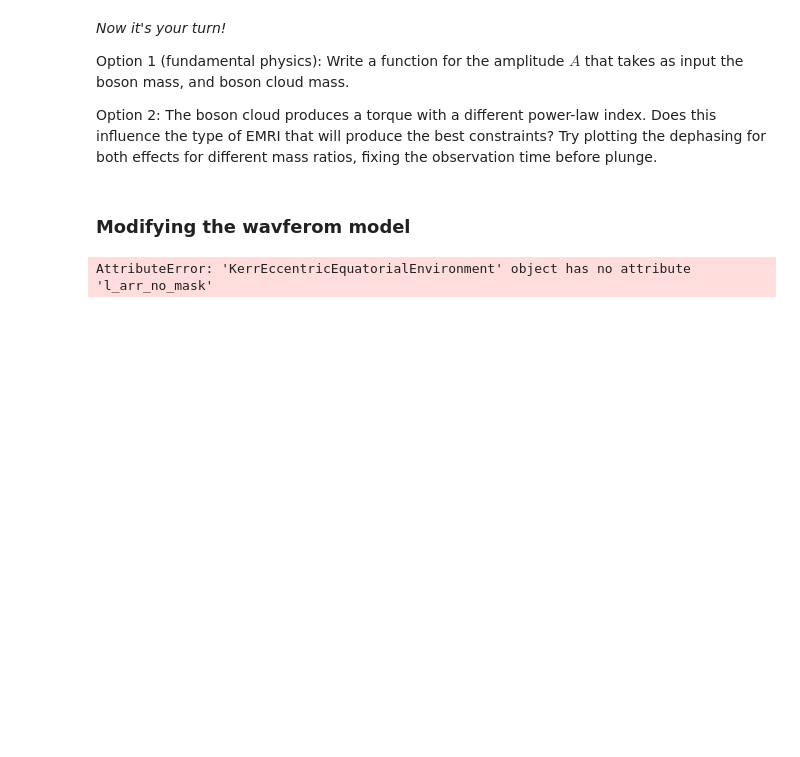
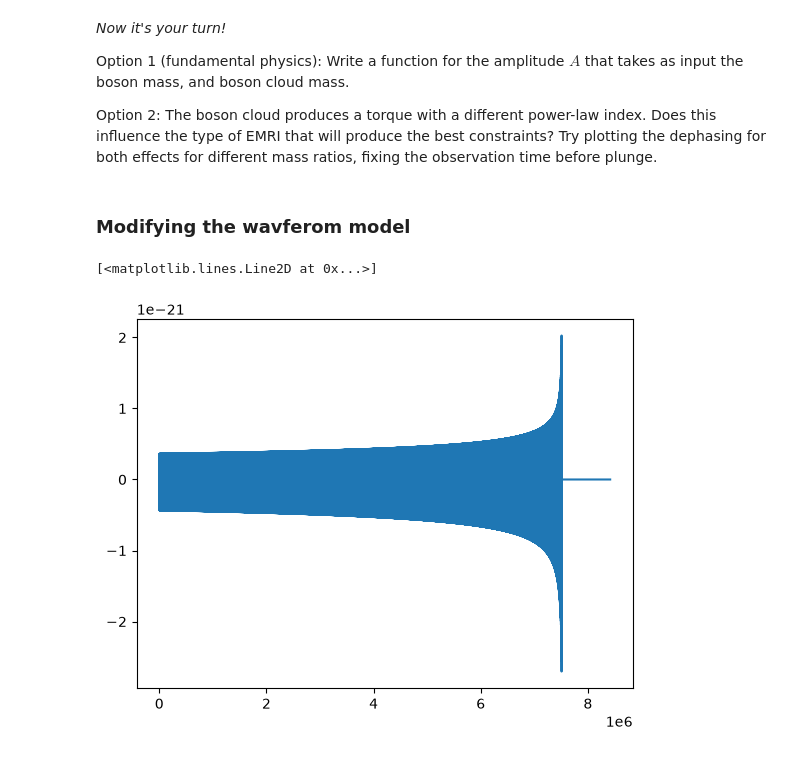
Before and after one commit to stephengreen/DirtyEMRI-tutorial, a Jupyter notebook: Trajectory_tutorial_environments.ipynb, the cells around one changed output. Cells and saved outputs as stored; diff of their text form; code cells hidden in the pictures; blank space fills up the shorter version.

```diff
--- a/Trajectory_tutorial_environments.ipynb
+++ b/Trajectory_tutorial_environments.ipynb
@@ -921,13 +921,16 @@ Option 2: The boson cloud produces a torque with a different power-law index. Do
 # %%
 from few.amplitude.romannet import RomanAmplitude
 from few.amplitude.ampinterp2d import AmpInterpKerrEccEq
+from few.trajectory.inspiral import EMRIInspiral
 from few.waveform.base import SphericalHarmonicWaveformBase
 from few.summation.interpolatedmodesum import InterpolatedModeSum
 from few.utils.modeselector import ModeSelector
 from few.utils.baseclasses import KerrEccentricEquatorial
 
 
-class KerrEccentricEquatorialEnvironment(SphericalHarmonicWaveformBase):
+class KerrEccentricEquatorialEnvironment(
+    SphericalHarmonicWaveformBase, KerrEccentricEquatorial
+):
     def __init__(
         self,
         inspiral_kwargs={},
@@ -935,26 +938,33 @@ class KerrEccentricEquatorialEnvironment(SphericalHarmonicWaveformBase):
         sum_kwargs={},
         Ylm_kwargs={},
         mode_selector_kwargs={},
-        force_backend={},
-        *args,
+        force_backend=None,
         **kwargs,
     ):
+        # use the environment trajectory (KerrEccEqFluxEnvironment, defined above)
+        # as the ODE that EMRIInspiral integrates
+        inspiral_kwargs = dict(inspiral_kwargs)
+        inspiral_kwargs["func"] = KerrEccEqFluxEnvironment
+
+        # sets up the mode index arrays SphericalHarmonicWaveformBase relies on
+        KerrEccentricEquatorial.__init__(
+            self,
+            force_backend=force_backend,
+            **{k: v for k, v in kwargs.items() if k in ("lmax", "nmax", "ndim")},
+        )
 
         SphericalHarmonicWaveformBase.__init__(
             self,
-            KerrEccEqFluxEnvironment, # here it is the new trajectory!
-            AmpInterpKerrEccEq, # amplitude backend
-            InterpolatedModeSum,  # summation backend
-            ModeSelector, # mode selector
+            inspiral_module=EMRIInspiral,         # the trajectory integrator
+            amplitude_module=AmpInterpKerrEccEq,  # amplitude backend
+            sum_module=InterpolatedModeSum,       # summation backend
+            mode_selector_module=ModeSelector,    # mode selector
             inspiral_kwargs=inspiral_kwargs,
             amplitude_kwargs=amplitude_kwargs,
             sum_kwargs=sum_kwargs,
             Ylm_kwargs=Ylm_kwargs,
             mode_selector_kwargs=mode_selector_kwargs,
             force_backend=force_backend,
-            # use_gpu=use_gpu,
-            *args,
-            **kwargs
         )
 
     @property
@@ -964,40 +974,46 @@ class KerrEccentricEquatorialEnvironment(SphericalHarmonicWaveformBase):
     @property
     def allow_batching(self):
         return False
+
+    def __call__(self, m1, m2, a, p0, e0, xI, theta, phi, *args, **kwargs):
+        return self._generate_waveform(
+            m1, m2, a, p0, e0, xI, theta, phi, *args, **kwargs
+        )
 # %%
 specific_modes = [(2,2,0,0)]
 gen_wave_env = KerrEccentricEquatorialEnvironment(
     sum_kwargs={"pad_output": True, "odd_len": True},
     amplitude_kwargs={},
     Ylm_kwargs={},
     mode_selector_kwargs={},
     force_backend="cpu",
 )
 
 # same as https://dx.doi.org/10.1103/PhysRevX.13.021035
 m1 = 1e6
 m2 = 5e1
 a = 0.9
 p0 = 15.0
 # assume circular orbits, for extension to eccentricity see https://arxiv.org/pdf/2411.03436
 e0 = 0.0
 xI0 = 1.0
 theta = np.pi/3.
 phi = np.pi/4.
 dist = 1.0
 beta =0.0
 
 T = 4.0
 dt = 15.0
 # disk torque parameters
 A_disk = 1e-3 # unphisically large, for demonstration purposes only; realistic values would be much smaller, e.g. 1e-10 or less for a thin disk with a low-mass secondary
 power_law_index = 8.0
 
-specific_modes = [(2, 2, n) for n in range(-30, 31)]
-wave_disk = gen_wave_env(m1, m2, a, p0, e0, xI0, theta, phi, beta, A_disk, power_law_index, T=T, dt=dt, dist=dist, mode_selection=specific_modes)
-plt.plot(wave_disk.real[-600:])
+#specific_modes = [(2, 2, n) for n in range(-30, 31)]
+wave_disk = gen_wave_env(m1, m2, a, p0, e0, xI0, theta, phi, A_disk, power_law_index, T=T, dt=dt, dist=dist)#, mode_selection=specific_modes)
+plt.plot(wave_disk.real[:])
 # %% [output]
-AttributeError: 'KerrEccentricEquatorialEnvironment' object has no attribute 'l_arr_no_mask'
+[<matplotlib.lines.Line2D at 0x...>]
+[figure, added]
 # %%
 from few.utils.ylm import GetYlms
 # first, lets get amplitudes for a trajectory
```
Also changed, not shown: parts of 10 cells of this notebook.
